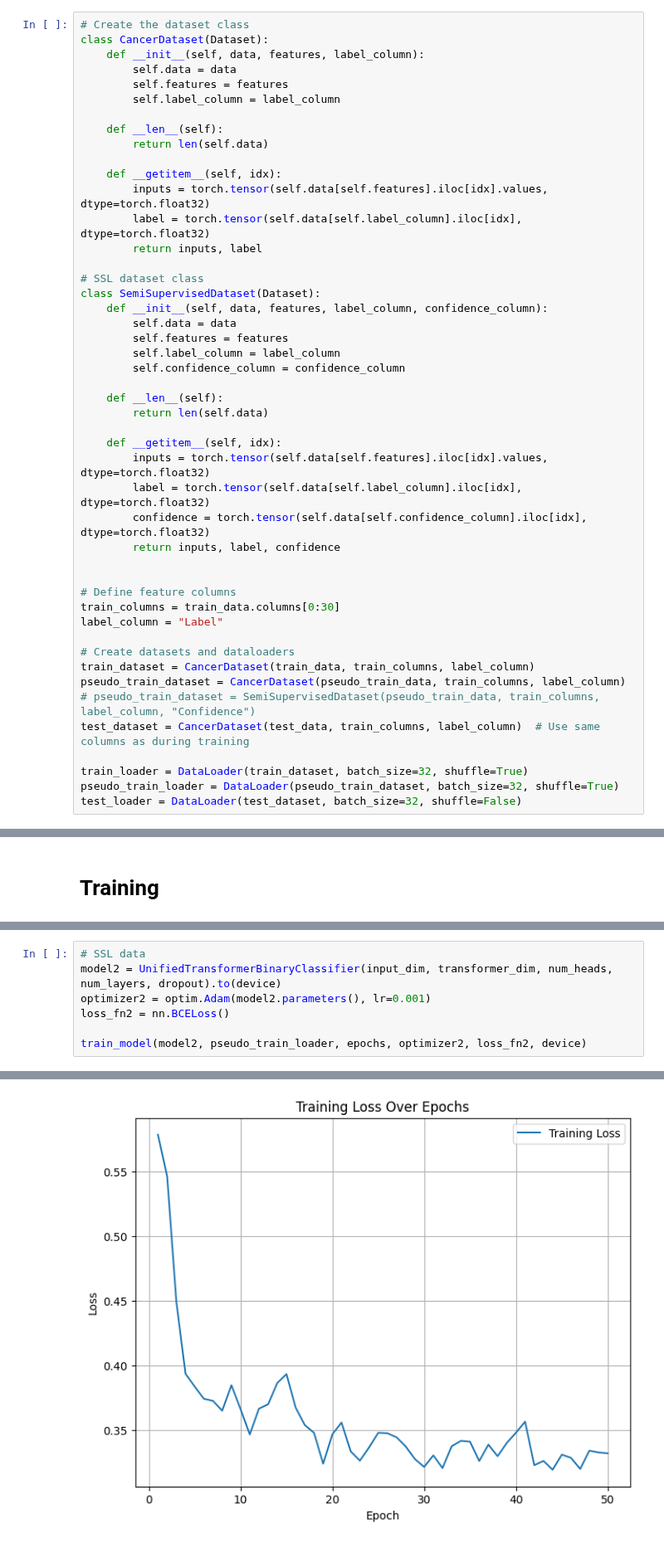
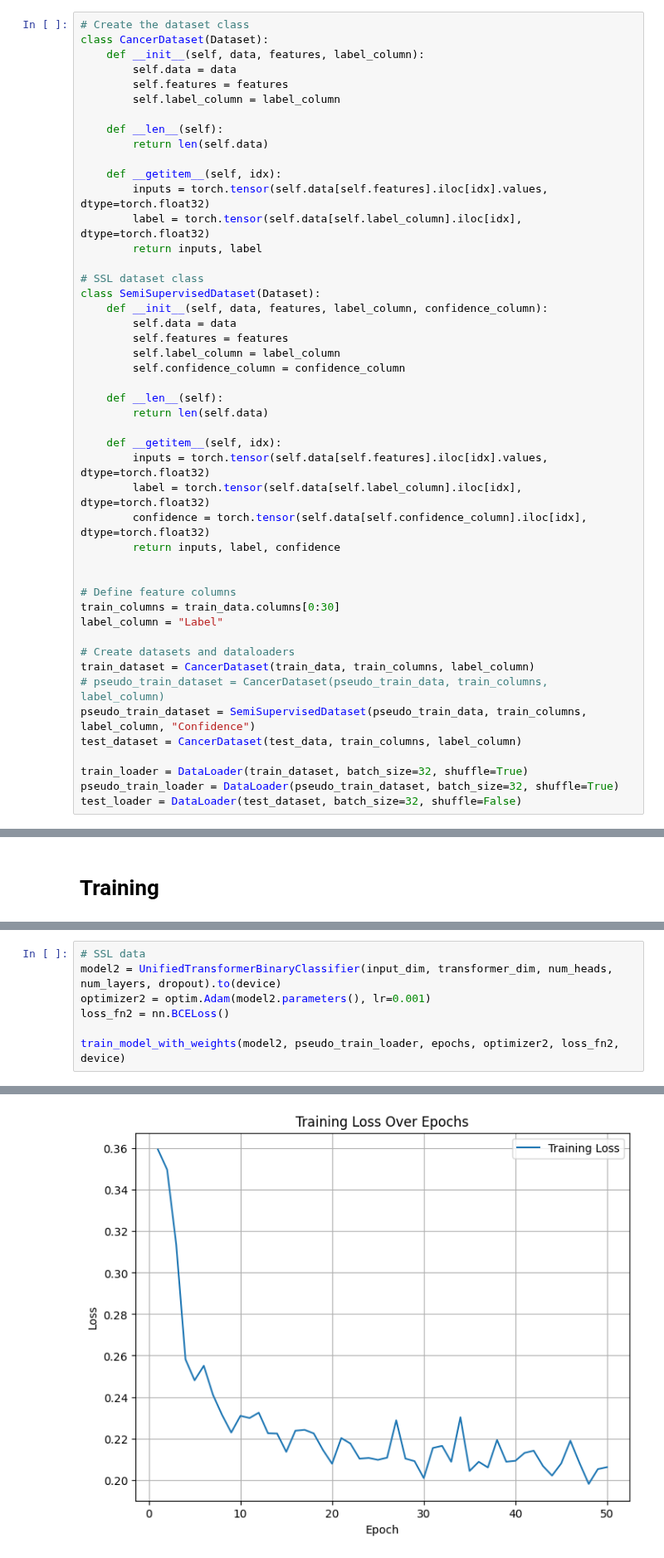
Before and after one commit to DontSlipOnDirt/breast-cancer-dss-prediction, a Jupyter notebook: transformer.ipynb, the cells around one changed output, grey strips where cells are left out. Shown at 83% size. Drawn from its saved outputs; the diff is of its cells as text.

Commit message:
tested transformer with weighted SLL data

```diff
--- a/transformer.ipynb
+++ b/transformer.ipynb
@@ -69,9 +69,9 @@ label_column = "Label"
 
 # Create datasets and dataloaders
 train_dataset = CancerDataset(train_data, train_columns, label_column)
-pseudo_train_dataset = CancerDataset(pseudo_train_data, train_columns, label_column)
-# pseudo_train_dataset = SemiSupervisedDataset(pseudo_train_data, train_columns, label_column, "Confidence")
-test_dataset = CancerDataset(test_data, train_columns, label_column)  # Use same columns as during training
+# pseudo_train_dataset = CancerDataset(pseudo_train_data, train_columns, label_column)
+pseudo_train_dataset = SemiSupervisedDataset(pseudo_train_data, train_columns, label_column, "Confidence")
+test_dataset = CancerDataset(test_data, train_columns, label_column)
 
 train_loader = DataLoader(train_dataset, batch_size=32, shuffle=True)
 pseudo_train_loader = DataLoader(pseudo_train_dataset, batch_size=32, shuffle=True)
@@ -246,5 +246,5 @@ model2 = UnifiedTransformerBinaryClassifier(input_dim, transformer_dim, num_head
 optimizer2 = optim.Adam(model2.parameters(), lr=0.001)
 loss_fn2 = nn.BCELoss()
 
-train_model(model2, pseudo_train_loader, epochs, optimizer2, loss_fn2, device)
+train_model_with_weights(model2, pseudo_train_loader, epochs, optimizer2, loss_fn2, device)
 # %% [output]
@@ -268,4 +268,4 @@ Epoch 50/50, Loss: 0.3321565008018075
-[figure, old version]
+[figure, new version]
 # %% [markdown]
 # Evaluation
 # %%
```
Also changed, not shown: parts of 2 cells of this notebook.
